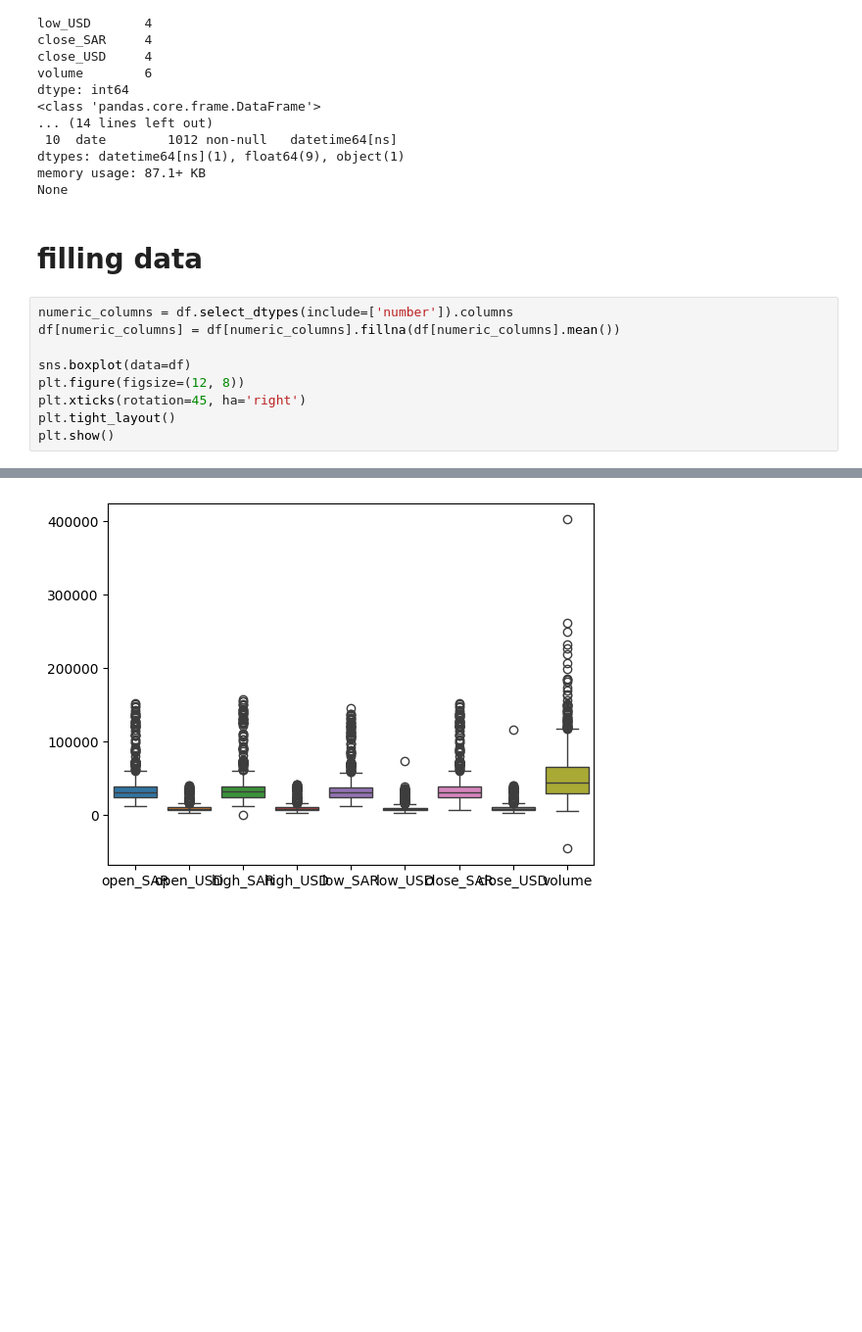
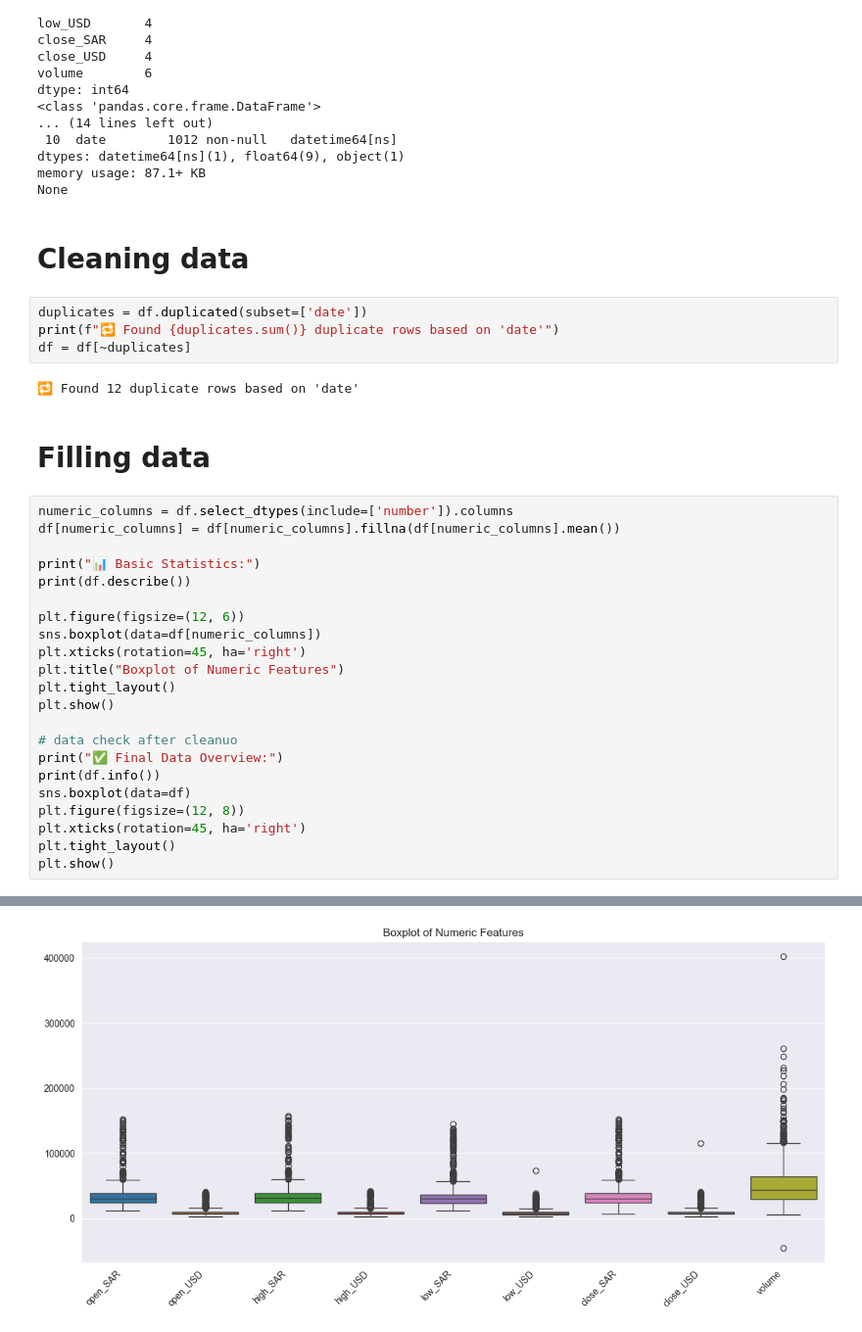
Before and after one commit to YuryYefr/python_data_analysis_3_course, a Jupyter notebook: lab_2.ipynb, the cells around one changed output, grey strips where cells are left out. Shown at 98% size. Saved outputs shown, nothing was run; the diff lists cells and outputs as text; blank space fills up the shorter version.

Commit message:
[A] added description info

```diff
--- a/lab_2.ipynb
+++ b/lab_2.ipynb
@@ -73,11 +65,32 @@ dtypes: datetime64[ns](1), float64(9), object(1)
 memory usage: 87.1+ KB
 None
 # %% [markdown]
-# filling data
+# Cleaning data
+# %%
+duplicates = df.duplicated(subset=['date'])
+print(f"🔁 Found {duplicates.sum()} duplicate rows based on 'date'")
+df = df[~duplicates]
+# %% [output]
+🔁 Found 12 duplicate rows based on 'date'
+# %% [markdown]
+# Filling data
 # %%
 numeric_columns = df.select_dtypes(include=['number']).columns
 df[numeric_columns] = df[numeric_columns].fillna(df[numeric_columns].mean())
 
+print("📊 Basic Statistics:")
+print(df.describe())
+
+plt.figure(figsize=(12, 6))
+sns.boxplot(data=df[numeric_columns])
+plt.xticks(rotation=45, ha='right')
+plt.title("Boxplot of Numeric Features")
+plt.tight_layout()
+plt.show()
+
+# data check after cleanuo
+print("✅ Final Data Overview:")
+print(df.info())
 sns.boxplot(data=df)
 plt.figure(figsize=(12, 8))
 plt.xticks(rotation=45, ha='right')
@@ -87 +117 @@ plt.show()
-[figure, old version]
+[figure, new version]
```
Also changed, not shown: parts of 3 cells of this notebook.
